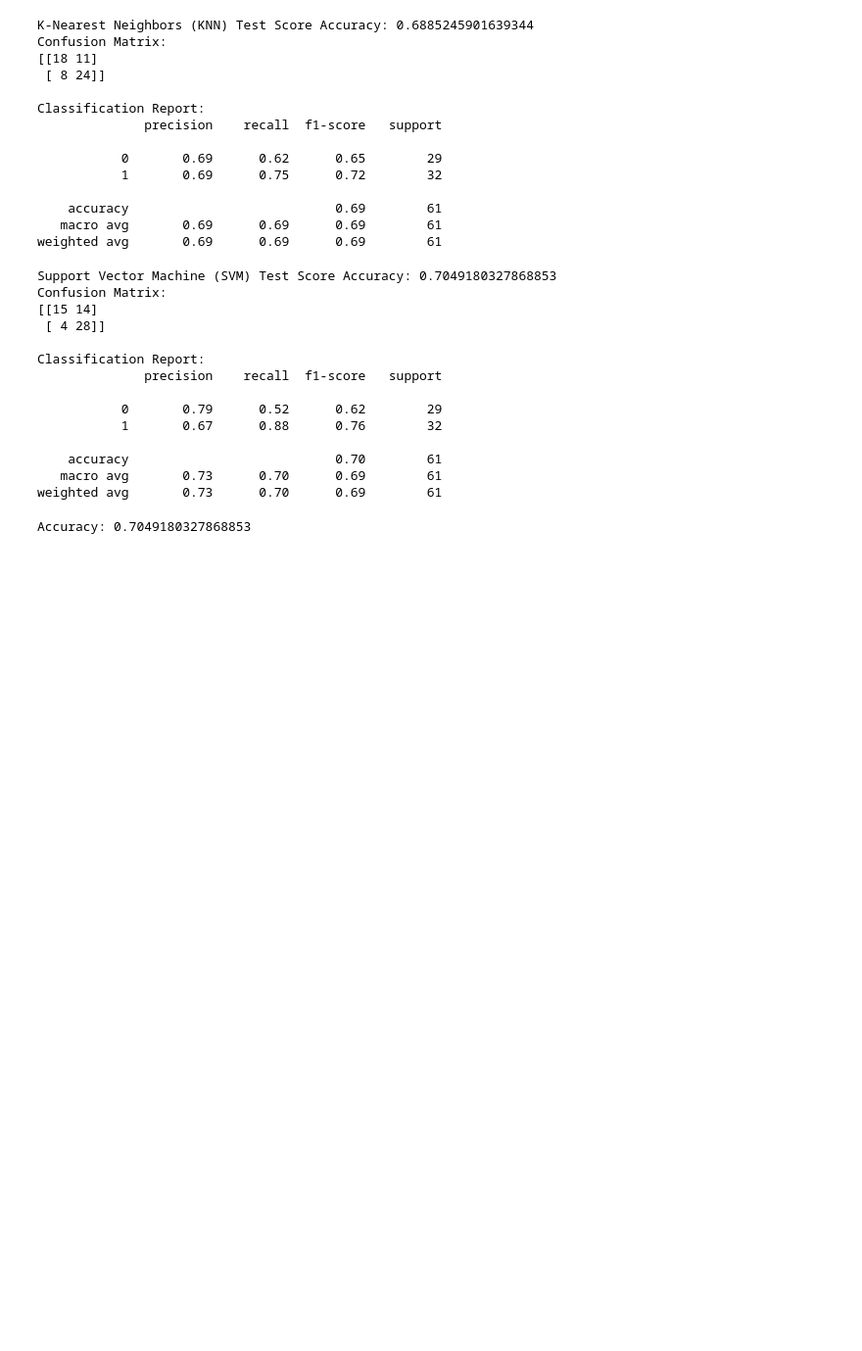
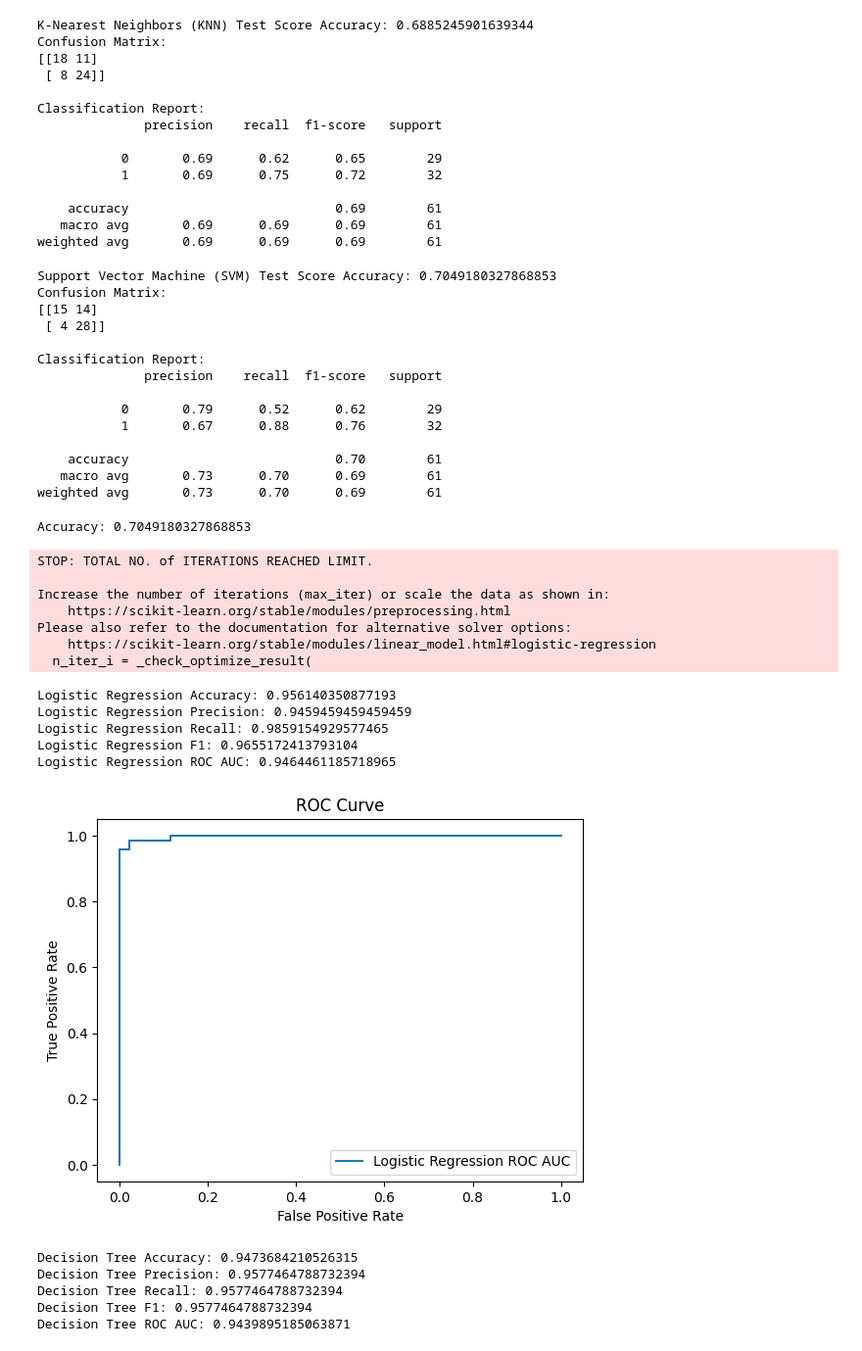
Before and after one commit to AMPUMUZAAIJUKA/AMPUMUZAAIJUKA, a Jupyter notebook: ampumuza_aijuka_day13.ipynb, the cells around one changed output. Shown at 98% size. Saved outputs shown, nothing was run; the diff lists cells and outputs as text; code cells hidden in the pictures; blank space fills up the shorter version.

```diff
--- a/ampumuza_aijuka_day13.ipynb
+++ b/ampumuza_aijuka_day13.ipynb
@@ -296,3 +282,81 @@ accuracy = accuracy_score(y_test, y_pred)
 print('Accuracy:', accuracy)
 # %% [output]
 Accuracy: 0.7049180327868853
+# %%
+
+import matplotlib.pyplot as plt
+from sklearn.metrics import roc_curve, roc_auc_score, accuracy_score, precision_score, recall_score, f1_score
+
+# Example metrics dictionary
+metrics = {
+    'Accuracy': accuracy_score,
+    'Precision': precision_score,
+    'Recall': recall_score,
+    'F1 Score': f1_score,
+    'ROC AUC': roc_auc_score
+}
+
+
+# Classification Accuracy of the Algorithms
+from sklearn.metrics import accuracy_score, precision_score, recall_score, f1_score
+
+# Initialize models
+
+models = {
+    'Logistic Regression': LogisticRegression(max_iter=1000, random_state=42),
+    'Decision Tree': DecisionTreeClassifier(random_state=42),
+    'Random Forest': RandomForestClassifier(random_state=42),
+    'KNN': KNeighborsClassifier(),
+    'SVM': SVC(probability=True, random_state=42)
+}
+
+# Evaluate the metrics
+
+metrics = {
+    'Accuracy' : accuracy_score,
+    'Precision' : precision_score,
+    'Recall' : recall_score,
+    'F1' : f1_score,
+    'ROC AUC' : roc_auc_score
+}
+
+# train and evaluate each model
+for model_name, model in models.items():
+    model.fit(X_train, y_train)
+
+    y_pred = model.predict(X_test)
+    y_prob = model.predict_proba(X_test)[:, 1]
+
+# Calculate metrics
+    for metric_name, metric_func in metrics.items():
+        metric_value = metric_func(y_test, y_pred)
+        print(f'{model_name} {metric_name}: {metric_value}')
+
+        if metric_name == 'ROC AUC':
+            fpr, tpr, _= roc_curve(y_test, y_prob)
+            plt.plot(fpr, tpr, label=f'{model_name} ROC AUC')
+
+            plt.xlabel('False Positive Rate')
+            plt.ylabel('True Positive Rate')
+            plt.title('ROC Curve')
+            plt.legend()
+            plt.show()
+# %% [output]
+STOP: TOTAL NO. of ITERATIONS REACHED LIMIT.
+
+Increase the number of iterations (max_iter) or scale the data as shown in:
+    https://scikit-learn.org/stable/modules/preprocessing.html
+Please also refer to the documentation for alternative solver options:
+    https://scikit-learn.org/stable/modules/linear_model.html#logistic-regression
+  n_iter_i = _check_optimize_result(
+Logistic Regression Accuracy: 0.956140350877193
+Logistic Regression Precision: 0.9459459459459459
+Logistic Regression Recall: 0.9859154929577465
+Logistic Regression F1: 0.9655172413793104
+Logistic Regression ROC AUC: 0.9464461185718965
+[figure, added]
+Decision Tree Accuracy: 0.9473684210526315
+Decision Tree Precision: 0.9577464788732394
+Decision Tree Recall: 0.9577464788732394
+Decision Tree F1: 0.9577464788732394
+Decision Tree ROC AUC: 0.9439895185063871
```
Also changed, not shown: parts of 6 cells of this notebook.
